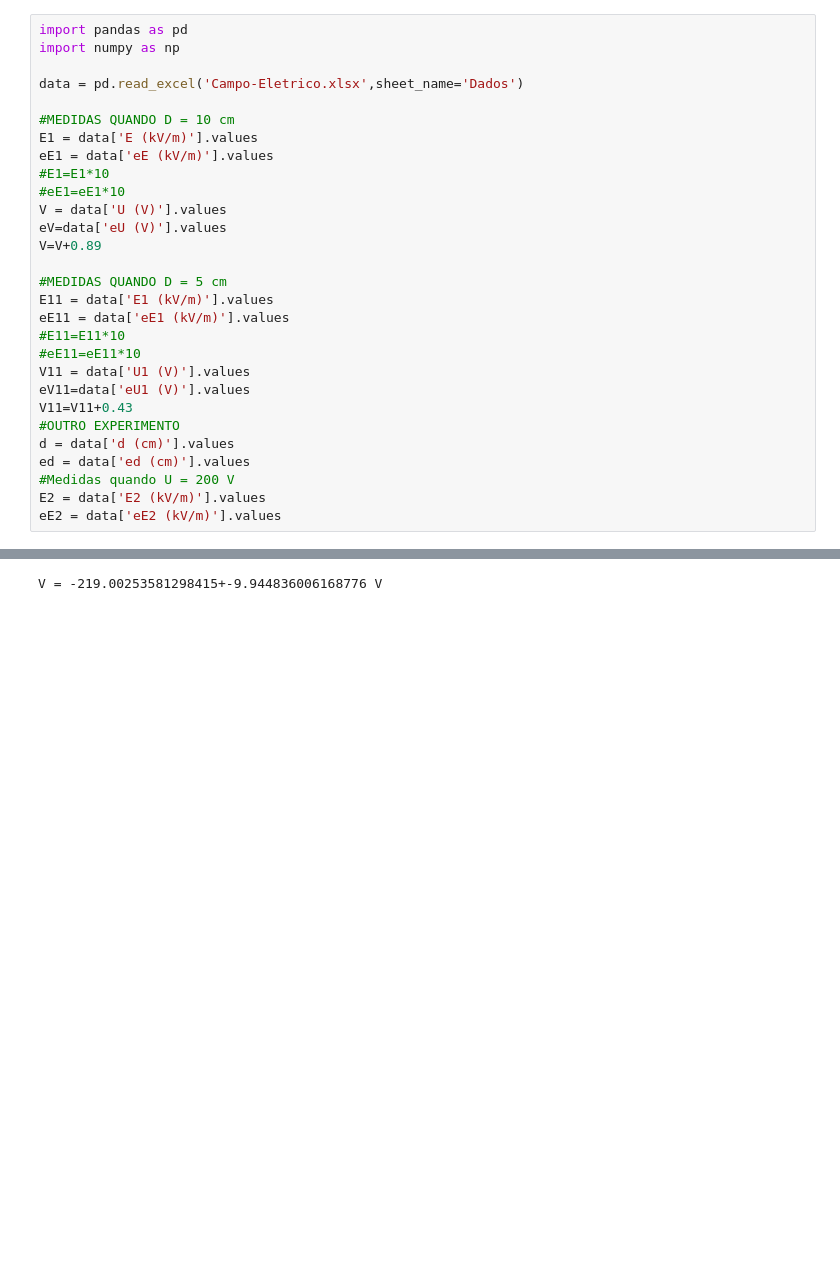
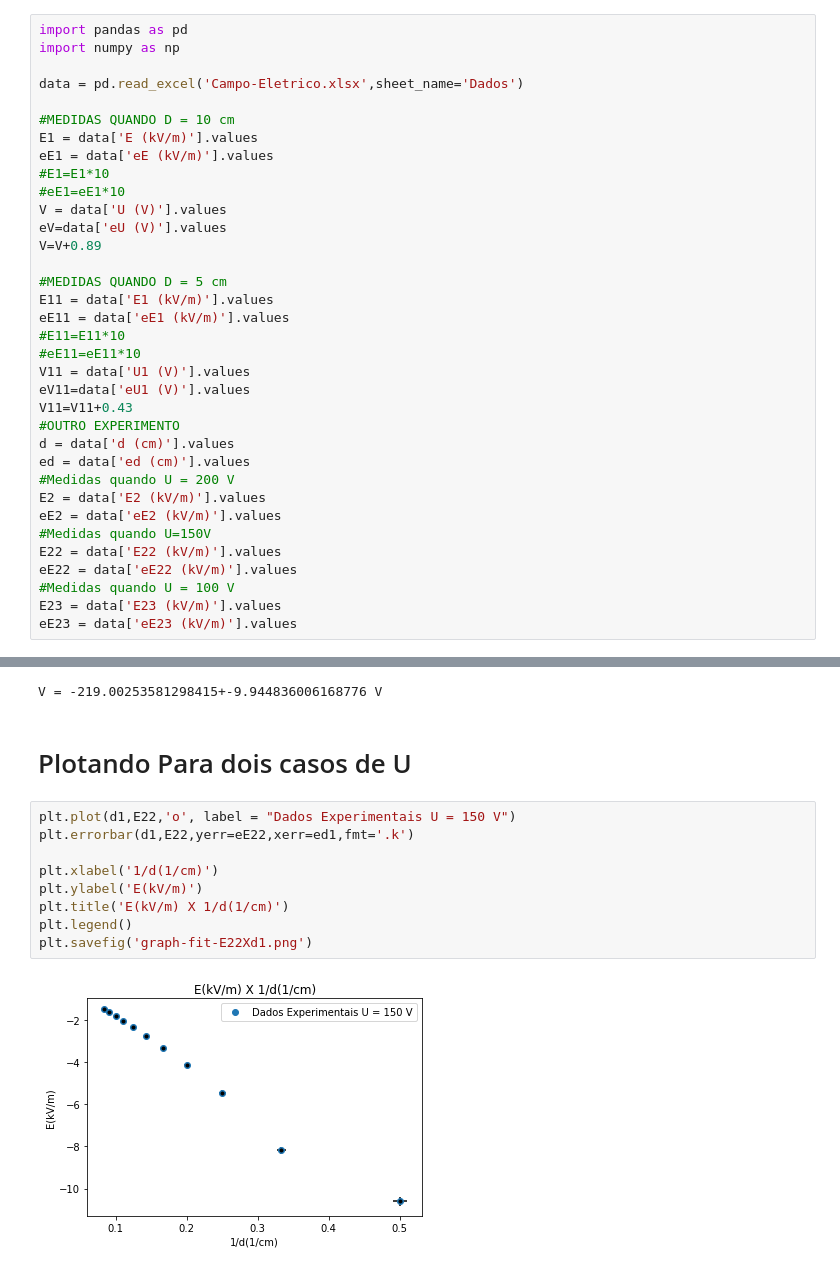
Before and after one commit to PassosSouza/LabII-CampoEletrico, a Jupyter notebook: Analise.ipynb, the cells around one changed output, grey strips where cells are left out. Cells and saved outputs as stored; diff of their text form; blank space fills up the shorter version.

```diff
--- a/Analise.ipynb
+++ b/Analise.ipynb
@@ -31,6 +31,12 @@ ed = data['ed (cm)'].values
 #Medidas quando U = 200 V
 E2 = data['E2 (kV/m)'].values
 eE2 = data['eE2 (kV/m)'].values
+#Medidas quando U=150V
+E22 = data['E22 (kV/m)'].values
+eE22 = data['eE22 (kV/m)'].values
+#Medidas quando U = 100 V
+E23 = data['E23 (kV/m)'].values
+eE23 = data['eE23 (kV/m)'].values
 # %% [markdown]
 Agora que importamos dados podemos analisar os primeiros dados de Campo e Potencial.
 
@@ -272,3 +278,16 @@ Comparando duas equações podemos dizer que $C_2 = V$
 print(f'V = {popt[0]*10}+-{std[0]*10} V')
 # %% [output]
 V = -219.00253581298415+-9.944836006168776 V
+# %% [markdown]
+# Plotando Para dois casos de U
+# %%
+plt.plot(d1,E22,'o', label = "Dados Experimentais U = 150 V")
+plt.errorbar(d1,E22,yerr=eE22,xerr=ed1,fmt='.k')
+
+plt.xlabel('1/d(1/cm)')
+plt.ylabel('E(kV/m)')
+plt.title('E(kV/m) X 1/d(1/cm)')
+plt.legend()
+plt.savefig('graph-fit-E22Xd1.png')
+# %% [output]
+[figure, added]
```
Also changed, not shown: parts of 4 cells of this notebook.
